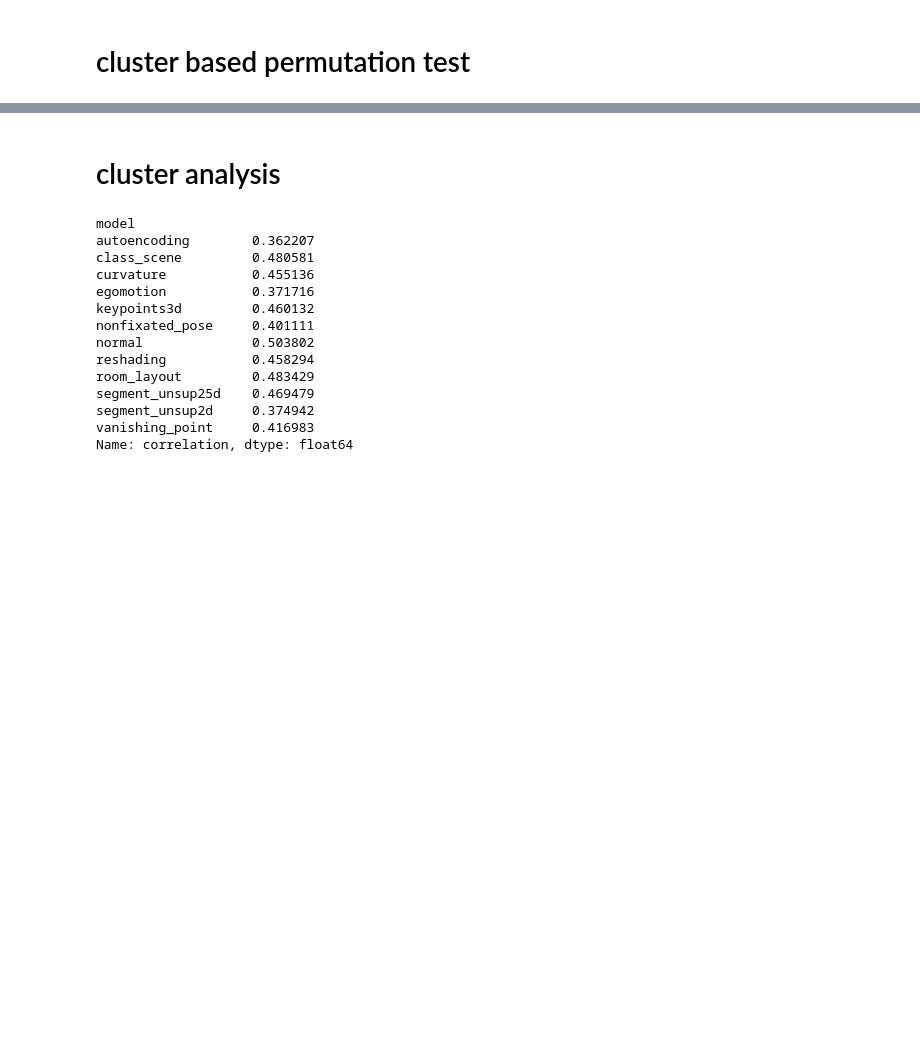
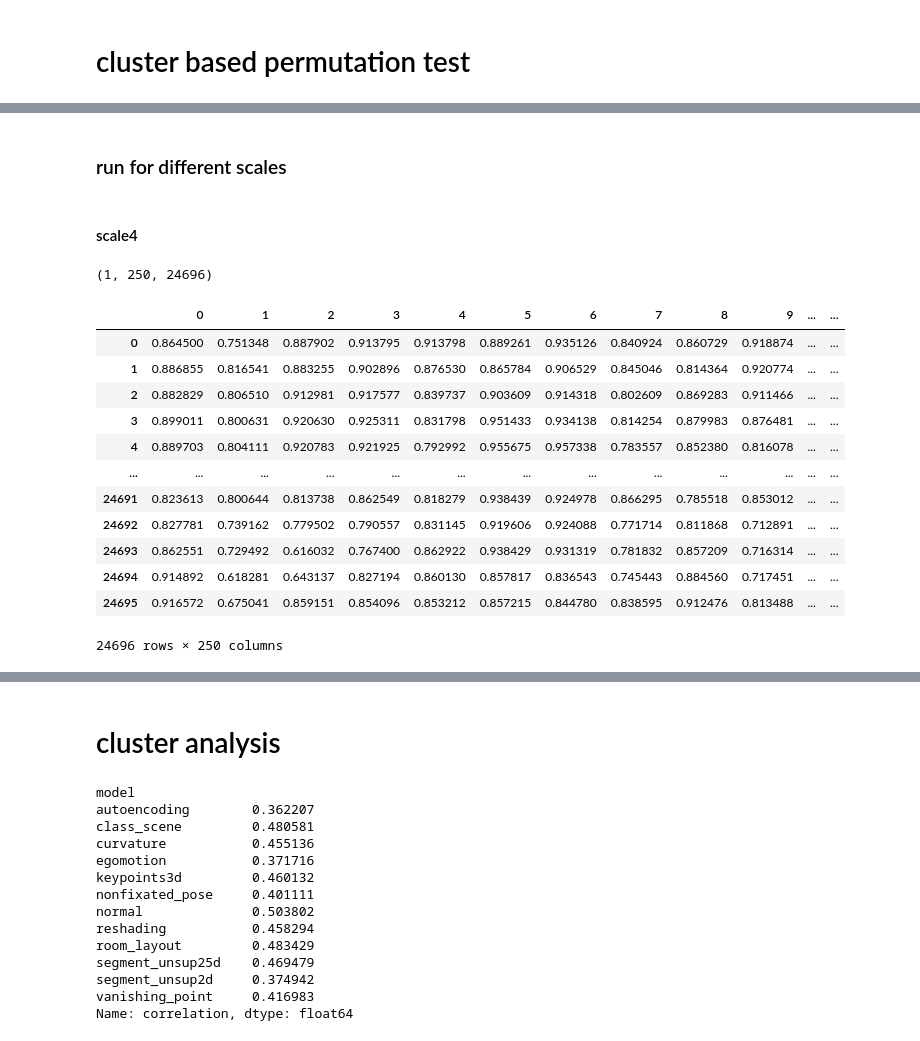
Before and after one commit to toniklenk/analysis-taskonomy, a Jupyter notebook: scripts/factor3 spatialintegration.ipynb, the cells around one changed output, grey strips where cells are left out. Cells and saved outputs as stored; diff of their text form; code cells hidden in the pictures; blank space fills up the shorter version.

```diff
--- a/scripts/factor3 spatialintegration.ipynb
+++ b/scripts/factor3 spatialintegration.ipynb
@@ -659,0 +865,4 @@ def generate_permutation_distribtion(
+# %% [markdown]
+### run for different scales
+# %% [markdown]
+#### scale4
@@ -659,0 +872,22 @@ def generate_permutation_distribtion(
+# %%
+df_subsets_reshading_study1_scale2 = run_spatialintegration_analysis_bestlayer("reshading", "short presentation","scale2", 20)
+# %%
+df_subsets_reshading_study1_scale2
+# %% [output]
+(1, 250, 24696)
+# %%
+pd.DataFrame(df_subsets_reshading_study1_scale2.squeeze().T)
+# %% [output]
+|  | 0 | 1 | 2 | 3 | 4 | 5 | 6 | 7 | 8 | 9 | ... | ... |
+| 0 | 0.864500 | 0.751348 | 0.887902 | 0.913795 | 0.913798 | 0.889261 | 0.935126 | 0.840924 | 0.860729 | 0.918874 | ... | ... |
+| 1 | 0.886855 | 0.816541 | 0.883255 | 0.902896 | 0.876530 | 0.865784 | 0.906529 | 0.845046 | 0.814364 | 0.920774 | ... | ... |
+| 2 | 0.882829 | 0.806510 | 0.912981 | 0.917577 | 0.839737 | 0.903609 | 0.914318 | 0.802609 | 0.869283 | 0.911466 | ... | ... |
+| 3 | 0.899011 | 0.800631 | 0.920630 | 0.925311 | 0.831798 | 0.951433 | 0.934138 | 0.814254 | 0.879983 | 0.876481 | ... | ... |
+| 4 | 0.889703 | 0.804111 | 0.920783 | 0.921925 | 0.792992 | 0.955675 | 0.957338 | 0.783557 | 0.852380 | 0.816078 | ... | ... |
+| ... | ... | ... | ... | ... | ... | ... | ... | ... | ... | ... | ... | ... |
+| 24691 | 0.823613 | 0.800644 | 0.813738 | 0.862549 | 0.818279 | 0.938439 | 0.924978 | 0.866295 | 0.785518 | 0.853012 | ... | ... |
+| 24692 | 0.827781 | 0.739162 | 0.779502 | 0.790557 | 0.831145 | 0.919606 | 0.924088 | 0.771714 | 0.811868 | 0.712891 | ... | ... |
+| 24693 | 0.862551 | 0.729492 | 0.616032 | 0.767400 | 0.862922 | 0.938429 | 0.931319 | 0.781832 | 0.857209 | 0.716314 | ... | ... |
+| 24694 | 0.914892 | 0.618281 | 0.643137 | 0.827194 | 0.860130 | 0.857817 | 0.836543 | 0.745443 | 0.884560 | 0.717451 | ... | ... |
+| 24695 | 0.916572 | 0.675041 | 0.859151 | 0.854096 | 0.853212 | 0.857215 | 0.844780 | 0.838595 | 0.912476 | 0.813488 | ... | ... |
+24696 rows × 250 columns
```
Also changed, not shown: parts of 65 cells of this notebook, 1 other file.
